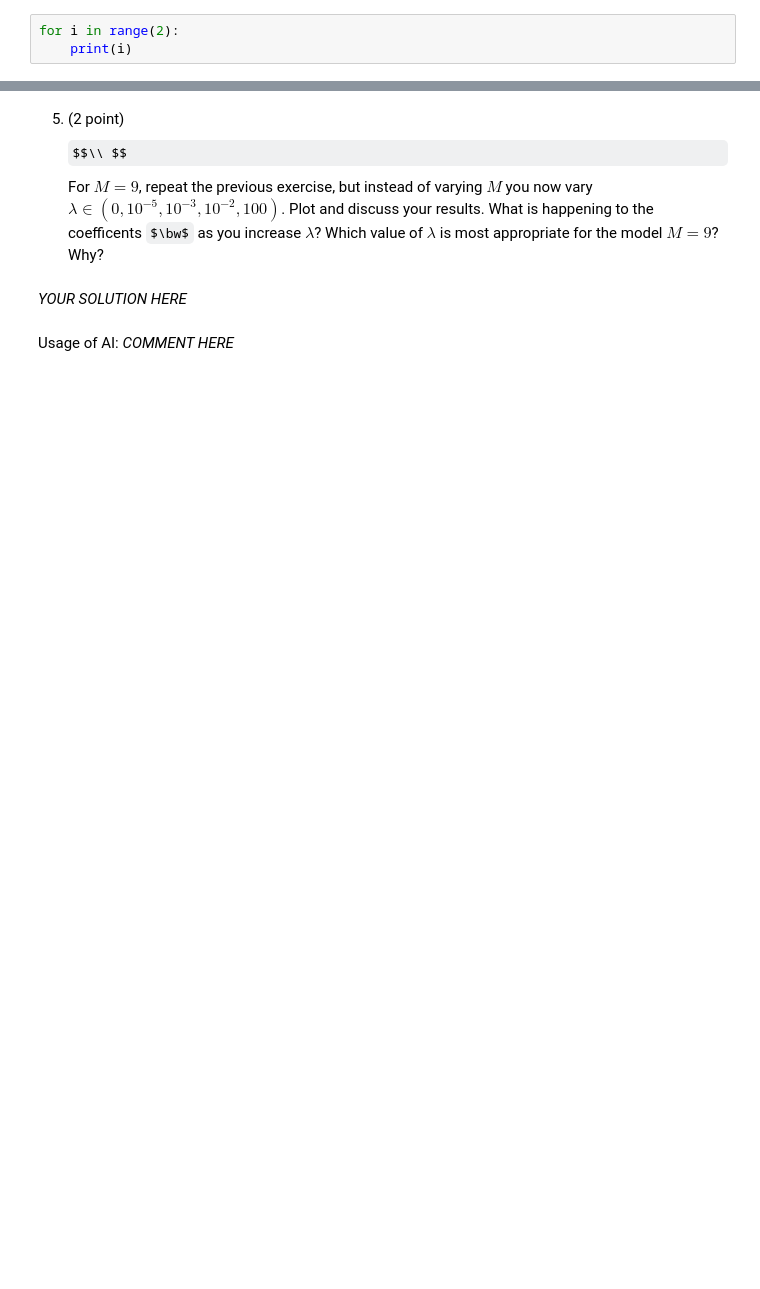
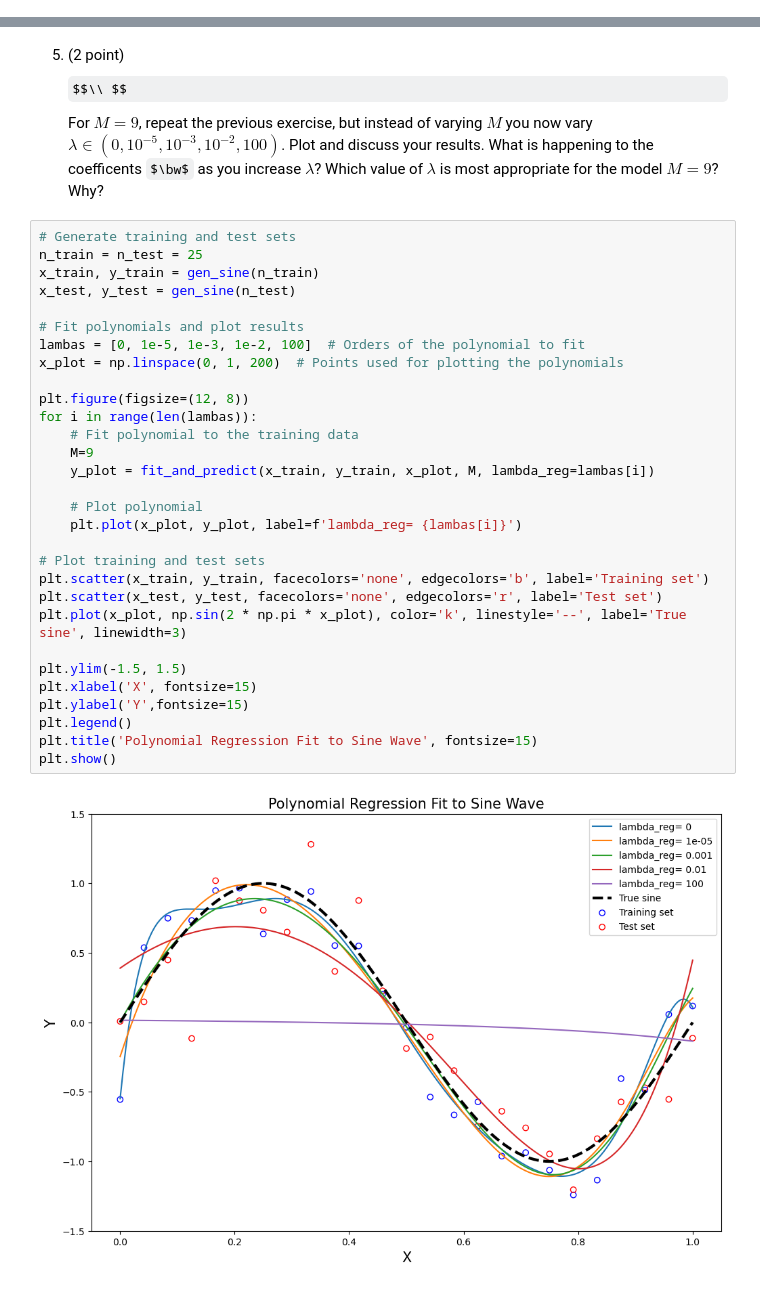
Before and after one commit to afinemax/machine_learning_2024, a Jupyter notebook: hw/ML4PhA_2024_Exercise_sheet_2.ipynb, the cells around one changed output, grey strips where cells are left out. Saved outputs shown, nothing was run; the diff lists cells and outputs as text; some formulas as TeX source; blank space fills up the shorter version.

```diff
--- a/hw/ML4PhA_2024_Exercise_sheet_2.ipynb
+++ b/hw/ML4PhA_2024_Exercise_sheet_2.ipynb
@@ -178,6 +178,3 @@ Acceptance Rate: 0.003726014249023691
 Acceptance Rate: 0.0009435300118497934
 Acceptance Rate: 0.00041786306084274207
 Acceptance Rate: 0.00023239563013482503
-# %%
-for i in range(2):
-    print(i)
@@ -436,6 +492,34 @@ Plot the $\chi^2$ values for both training and test set as function of $M$. What
 # %% [markdown]
 5. (2 point) $$\\ $$  For $M=9$, repeat the previous exercise, but instead of varying $M$ you now vary $\lambda\in (0,10^{-5}, 10^{-3}, 10^{-2}, 100)$. Plot and discuss your results.  What is happening to the coefficents $\bw$ as you increase $\lambda$? Which value of $\lambda$ is most appropriate for the model $M=9$? Why?
-# %% [markdown]
-*YOUR SOLUTION HERE*
-# %% [markdown]
-Usage of AI: *COMMENT HERE*
+# %%
+# Generate training and test sets
+n_train = n_test = 25
+x_train, y_train = gen_sine(n_train)
+x_test, y_test = gen_sine(n_test)
+
+# Fit polynomials and plot results
+lambas = [0, 1e-5, 1e-3, 1e-2, 100]  # Orders of the polynomial to fit
+x_plot = np.linspace(0, 1, 200)  # Points used for plotting the polynomials
+
+plt.figure(figsize=(12, 8))
+for i in range(len(lambas)):
+    # Fit polynomial to the training data
+    M=9
+    y_plot = fit_and_predict(x_train, y_train, x_plot, M, lambda_reg=lambas[i])
+
+    # Plot polynomial
+    plt.plot(x_plot, y_plot, label=f'lambda_reg= {lambas[i]}')
+
+# Plot training and test sets
+plt.scatter(x_train, y_train, facecolors='none', edgecolors='b', label='Training set')
+plt.scatter(x_test, y_test, facecolors='none', edgecolors='r', label='Test set')
+plt.plot(x_plot, np.sin(2 * np.pi * x_plot), color='k', linestyle='--', label='True sine', linewidth=3)
+
+plt.ylim(-1.5, 1.5)
+plt.xlabel('X', fontsize=15)
+plt.ylabel('Y',fontsize=15)
+plt.legend()
+plt.title('Polynomial Regression Fit to Sine Wave', fontsize=15)
+plt.show()
+# %% [output]
+[figure, added]
```
Also changed, not shown: parts of 12 cells of this notebook.
